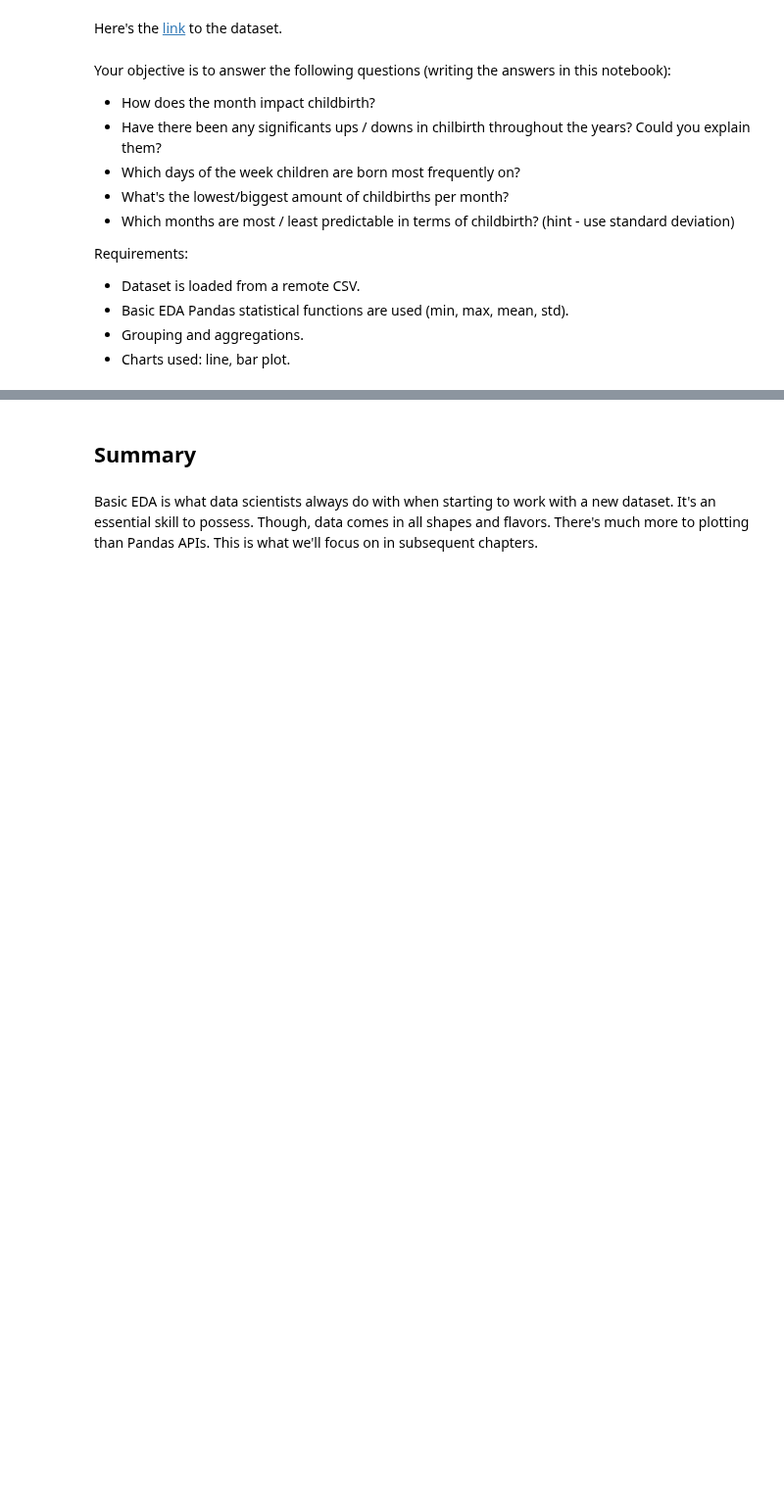
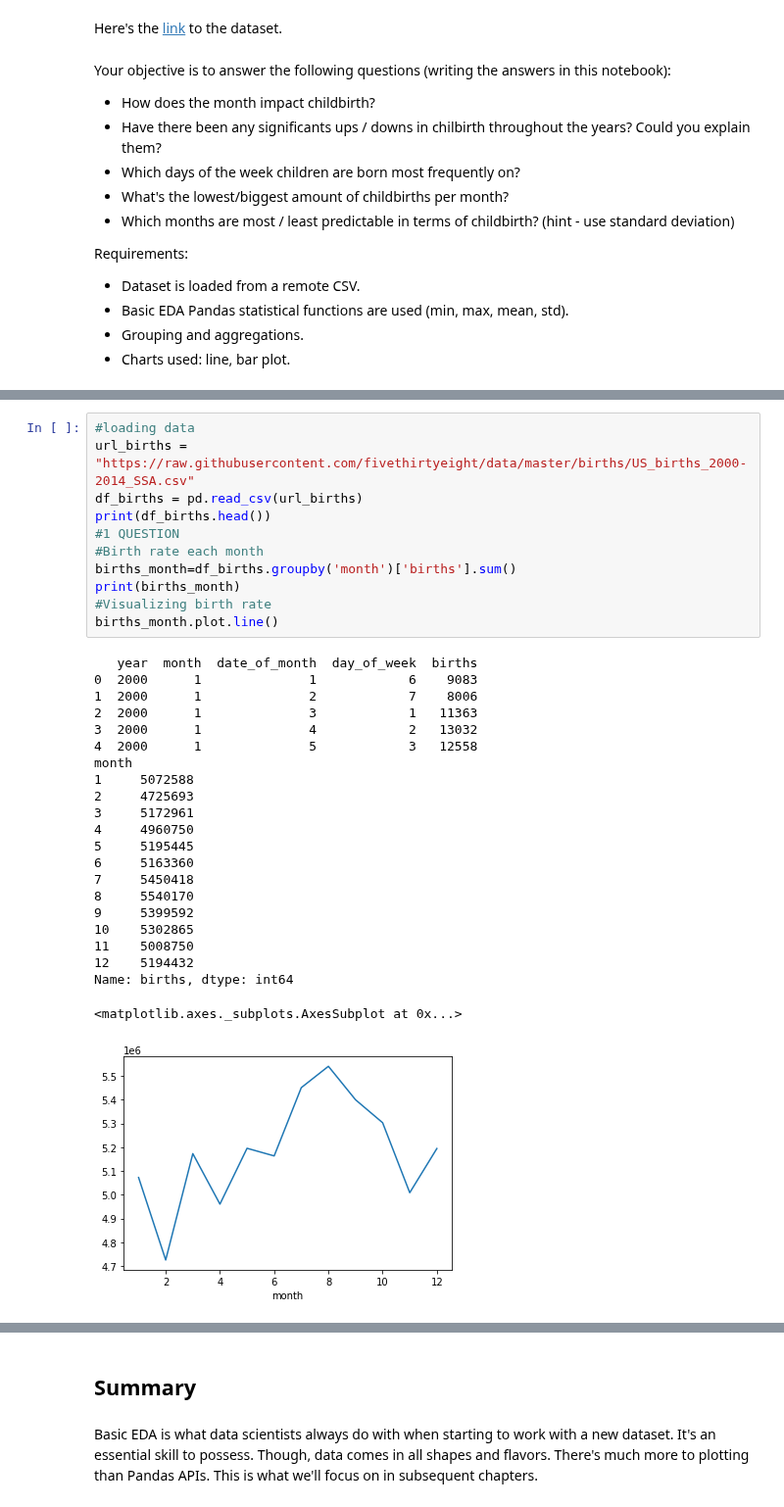
Before and after one commit to Gintariuxas/Challenge, a Jupyter notebook: Turing_College_Technical_Challenge.ipynb, the cells around one changed output, grey strips where cells are left out. Shown at 98% size. Cells and saved outputs as stored; diff of their text form; blank space fills up the shorter version.

Commit message:
Answering to the last questions

```diff
--- a/Turing_College_Technical_Challenge.ipynb
+++ b/Turing_College_Technical_Challenge.ipynb
@@ -304,0 +318,34 @@ Requirements:
+# %%
+#loading data
+url_births = "https://raw.githubusercontent.com/fivethirtyeight/data/master/births/US_births_2000-2014_SSA.csv"
+df_births = pd.read_csv(url_births)
+print(df_births.head())
+#1 QUESTION
+#Birth rate each month
+births_month=df_births.groupby('month')['births'].sum()
+print(births_month)
+#Visualizing birth rate
+births_month.plot.line()
+# %% [output]
+   year  month  date_of_month  day_of_week  births
+0  2000      1              1            6    9083
+1  2000      1              2            7    8006
+2  2000      1              3            1   11363
+3  2000      1              4            2   13032
+4  2000      1              5            3   12558
+month
+1     5072588
+2     4725693
+3     5172961
+4     4960750
+5     5195445
+6     5163360
+7     5450418
+8     5540170
+9     5399592
+10    5302865
+11    5008750
+12    5194432
+Name: births, dtype: int64
+<matplotlib.axes._subplots.AxesSubplot at 0x...>
+[figure, added]
```
Also changed, not shown: parts of 9 cells of this notebook.
